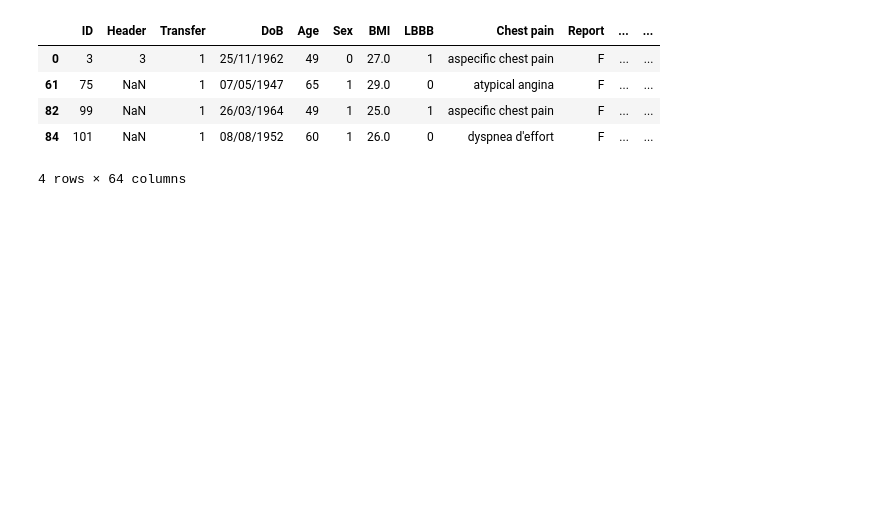
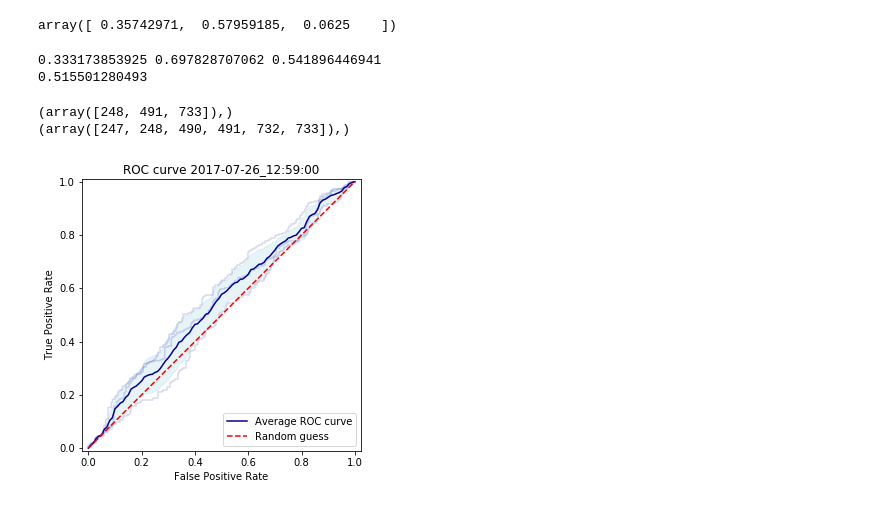
Before and after one commit to Smith42/heart-cnn, a Jupyter notebook: scratchpad.ipynb, the cells around one changed output. Cells and saved outputs as stored; diff of their text form; code cells hidden in the pictures; blank space fills up the shorter version.

```diff
--- a/scratchpad.ipynb
+++ b/scratchpad.ipynb
@@ -89,10 +0,0 @@ df.loc[df.index.isin(mlst)]
-# %%
-flst = df["Report"][df["Report"] == "F"].index.tolist()
-df.loc[df.index.isin(flst)]
-# %% [output]
-|  | ID | Header | Transfer | DoB | Age | Sex | BMI | LBBB | Chest pain | Report | ... | ... |
-| 0 | 3 | 3 | 1 | 25/11/1962 | 49 | 0 | 27.0 | 1 | aspecific chest pain | F | ... | ... |
-| 61 | 75 | NaN | 1 | 07/05/1947 | 65 | 1 | 29.0 | 0 | atypical angina | F | ... | ... |
-| 82 | 99 | NaN | 1 | 26/03/1964 | 49 | 1 | 25.0 | 1 | aspecific chest pain | F | ... | ... |
-| 84 | 101 | NaN | 1 | 08/08/1952 | 60 | 1 | 26.0 | 0 | dyspnea d'effort | F | ... | ... |
-4 rows × 64 columns
@@ -98,0 +15,60 @@ df.loc[df.index.isin(flst)]
+# %%
+a = np.load("/tmp/mess.npy")
+# %% [output]
+array([ 0.35742971,  0.57959185,  0.0625    ])
+# %%
+print(np.mean(a[0]), np.mean(a[1]), np.mean(a[2]))
+print(np.mean([a[0],a[1]]))
+# %% [output]
+0.333173853925 0.697828707062 0.541896446941
+0.515501280493
+# %%
+print(np.where(a[4]==1))
+print(np.where(a[3]==1))
+tprd = [a[3][0:249], a[3][249:492], a[3][492:]]
+fprd = [a[4][0:249], a[4][249:492], a[4][492:]]
+# %% [output]
+(array([248, 491, 733]),)
+(array([247, 248, 490, 491, 732, 733]),)
+# %%
+k = 3
+# Postprocessing (specificity, sensitivity, roc curves)
+dt = str(datetime.datetime.now().replace(second=0, microsecond=0).isoformat("_"))
+
+plt.figure(figsize=(5, 5))
+
+tprs = []
+ssa = []
+tft = []
+
+base_fpr = np.linspace(0, 1, 101)
+
+for i in np.arange(k):
+    fpr = fprd[i]
+    tpr = tprd[i]
+    plt.plot(fpr, tpr, alpha=0.15, color="darkblue")
+    tpr = interp(base_fpr, fpr, tpr)
+    tpr[0] = 0.0
+    tprs.append(tpr)
+
+tprs = np.array(tprs)
+mean_tprs = tprs.mean(axis=0)
+std = tprs.std(axis=0)
+
+tprs_upper = np.minimum(mean_tprs + std, 1)
+tprs_lower = mean_tprs - std
+
+plt.plot(base_fpr, mean_tprs, color="darkblue", label="Average ROC curve")
+plt.fill_between(base_fpr, tprs_lower, tprs_upper, color='lightblue', alpha=0.3)
+
+plt.plot([0, 1], [0, 1],'r--', label="Random guess")
+plt.xlim([-0.01, 1.01])
+plt.ylim([-0.01, 1.01])
+plt.ylabel('True Positive Rate')
+plt.xlabel('False Positive Rate')
+plt.title('ROC curve '+dt)
+plt.legend(loc=4)
+plt.axes().set_aspect('equal', 'datalim')
+#plt.savefig("./figures/rocCurves/"+dt+"-3dCNNfakedat500epoch.png")
+# %% [output]
+[figure, added]
```
Also changed, not shown: parts of 8 cells of this notebook, 16 other files.
